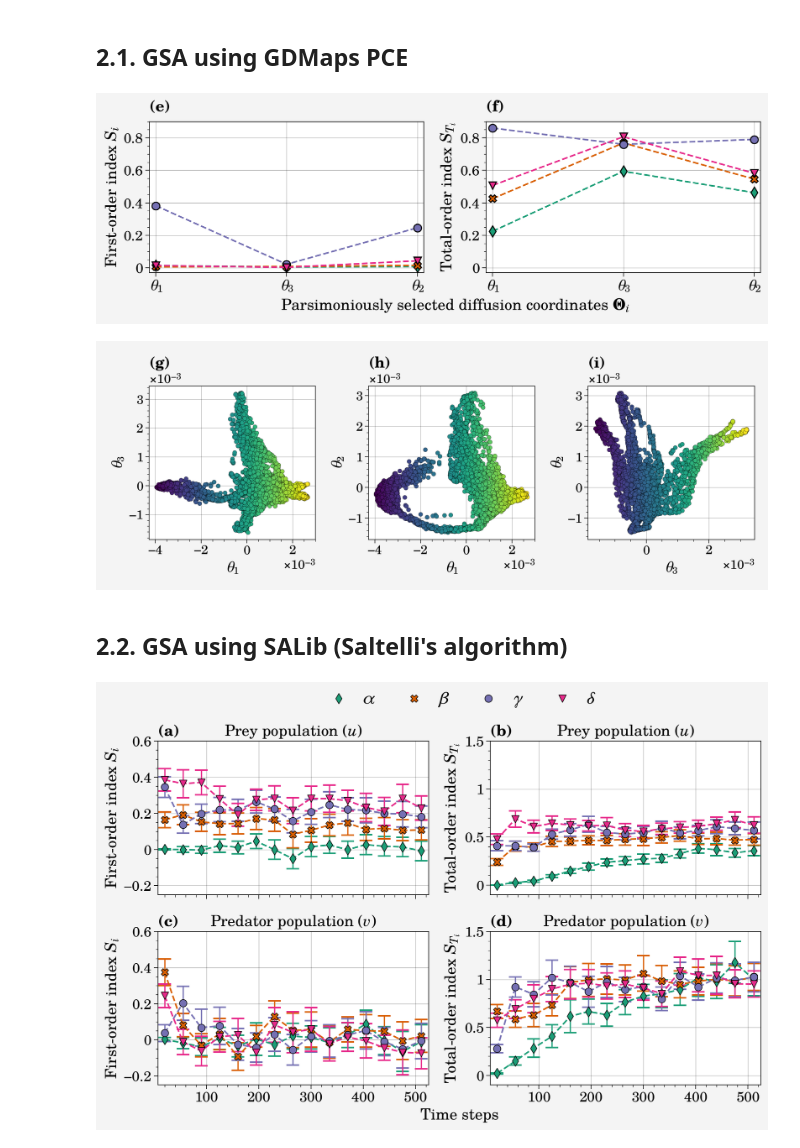
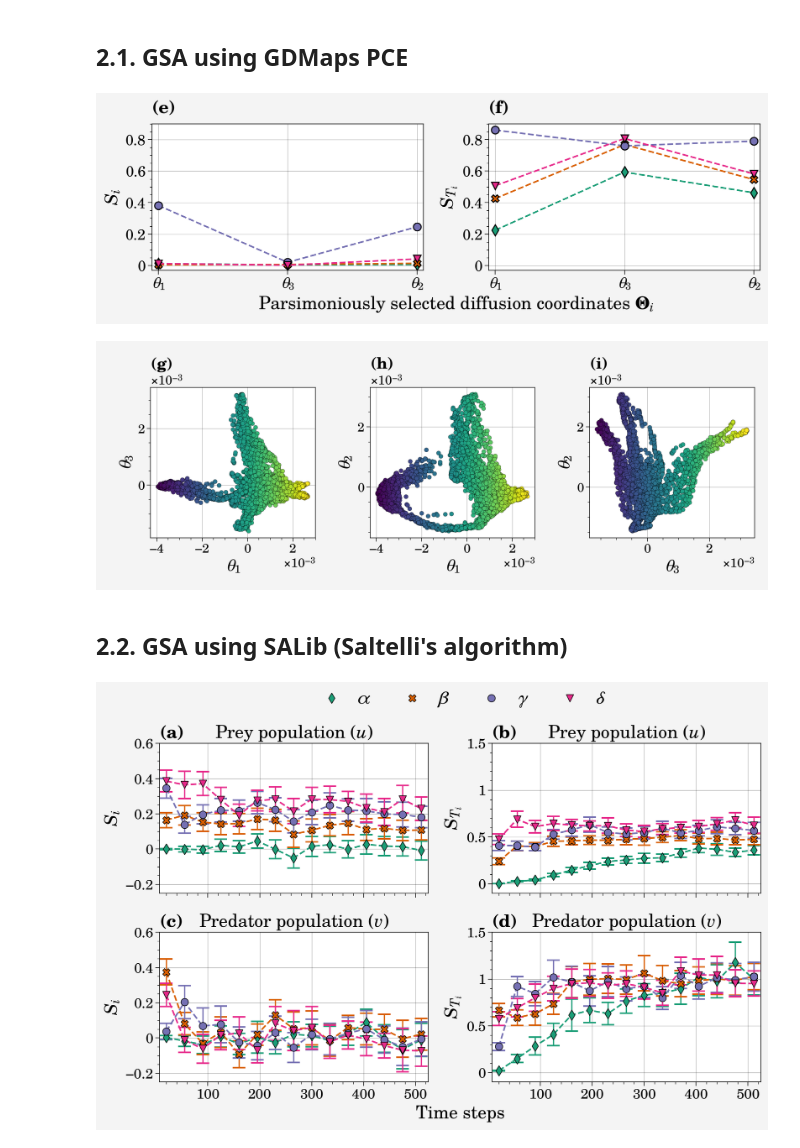
Before and after one commit to bazvalya/GSA_using_GDMaps_PCE, a Jupyter notebook: notebooks/GDMaps_PCE_LV.ipynb, the cells around one changed output. Saved outputs shown, nothing was run; the diff lists cells and outputs as text; code cells hidden in the pictures.

```diff
--- a/notebooks/GDMaps_PCE_LV.ipynb
+++ b/notebooks/GDMaps_PCE_LV.ipynb
@@ -514,20 +519,23 @@ for j, si in enumerate(sobol_indices):
                   abc='a.', xlabel='Time steps')
 
         if ax == axs[1] or ax == axs[3]:
-            ax.format(ylabel=r'Total-order index $S_{T_i}$',
-                      ylim=(-0.05, 1.1))
+            ax.format(ylabel=r'$S_{T_i}$',
+                      ylim=(-0.05, 1.1), fontsize=15)
         else:
-            ax.format(ylabel=r'First-order index $S_i$',
-                     ylim=(-0.05, 1.1))
+            ax.format(ylabel=r'$S_i$',
+                     ylim=(-0.05, 1.1), )
 
         if ax == axs[0] or ax == axs[1]:
             ax.format(title=r'Prey population $(u)$')
         else:
             ax.format(title=r'Predator population $(v)$')
 
+        ax.format(rc_kw={'title.size': 17,
+                         'label.size': 17,
+                         'abc.size': 17})
 
-fig.legend(param_names, ncols=4, frame=False, loc='t',
-           fontsize = 15, title_fontsize=15.5)
+
+fig.legend(param_names, ncols=4, frame=False, loc='t', fontsize = 16)
 
 axs.format(abc='(a)')
 
@@ -661,17 +669,21 @@ for i, param in enumerate(param_names):
                   xlabel=r'Parsimoniously selected diffusion coordinates $\bf{\Theta}$$_i$')
 
         if ax == axs[1]:
-            ax.format(ylabel=r'Total-order index $S_{T_i}$', title='(f)',
+            ax.format(ylabel=r'$S_{T_i}$', title='(f)',
                       titleloc='left', titlepad=10, titleweight='bold')
         else:
-            ax.format(ylabel=r'First-order index $S_i$', title='(e)',
+            ax.format(ylabel=r'$S_i$', title='(e)',
                       titleloc='left', titlepad=10, titleweight='bold')
+
+        ax.format(rc_kw={'title.size': 17,
+                         'label.size': 17,
+                         'tick.labelsize': 14})
 
 fig.tight_layout()
 plt.savefig('plots/SI/LV_PCE_GSA.pdf', bbox_inches='tight')
 plt.show()
 # %% [output]
-[figure, old version]
+[figure, new version]
 # %%
 # plotting diffusion coordinates
 
@@ -691,16 +703,16 @@ if coord.shape[0] > 2:
                       cmap='viridis', s=20,
                       edgecolors='k',
                       linewidth=0.2)
-        ax[i].set_xlabel(r'$\theta_{}$'.format(comb1[i][0]))
-        ax[i].set_ylabel(r'$\theta_{}$'.format(comb1[i][1]))
+        ax[i].set_xlabel(r'$\theta_{}$'.format(comb1[i][0]), fontsize=17)
+        ax[i].set_ylabel(r'$\theta_{}$'.format(comb1[i][1]), fontsize=17)
         ax[i].grid('True')
         ax[i].ticklabel_format(style='sci', axis='both', scilimits=(0, 0))
-        ax[i].set_title(r'$\bf{{{}}}$'.format(numbering[i]), loc='left', pad=20, size=16)
+        ax[i].set_title(r'$\bf{{{}}}$'.format(numbering[i]), loc='left', pad=20, size=17)
     fig.tight_layout()
     plt.savefig('plots/SI/LV_PCE_dcoords.png', dpi=800, bbox_inches='tight')
     plt.show()
 # %% [output]
-[figure, old version]
+[figure, new version]
 # %% [markdown]
 ## 2.2. GSA using SALib (Saltelli's algorithm)
 # %%
@@ -796,35 +808,38 @@ sobol_ind_conf = [np.asarray(Si_u_S1_conf), np.asarray(Si_u_ST_conf),
 for j, si in enumerate(sobol_indices):
     for i, param in enumerate(param_names):
         axs[j].scatter(steps, si[:, i],
                        color=colors[i], label=param_names[i],
                        edgecolor='k', marker=error_marker_styles[i],
                        markersize=50, zorder=3)
         axs[j].errorbar(steps, si[:, i], sobol_ind_conf[j][:, i],
                         color=colors[i], markeredgewidth=1.5, linestyle='--',
                         capsize=6, alpha=1, elinewidth=1.2)
 
     for ax in axs:
         ax.format(xlim=(7, 525),
                   abc='(a)', xlabel='Time steps')
 
         if ax == axs[1] or ax == axs[3]:
-            ax.format(ylabel=r'Total-order index $S_{T_i}$',
+            ax.format(ylabel=r'$S_{T_i}$',
                       ylim=(-0.1, 1.5))
         else:
-            ax.format(ylabel=r'First-order index $S_i$',
+            ax.format(ylabel=r'$S_i$',
                      ylim=(-0.25, 0.6))
 
         if ax == axs[0] or ax == axs[1]:
             ax.format(title=r'Prey population $(u)$')
         else:
             ax.format(title=r'Predator population $(v)$')
 
+        ax.format(rc_kw={'title.size': 17,
+                         'label.size': 17,
+                         'abc.size': 17})
 
-fig.legend(param_names, ncols=4, frame=False, loc='t',
-           fontsize = 15, title_fontsize=15.5)
+
+fig.legend(param_names, ncols=4, frame=False, loc='t', fontsize = 16)
 
 fig.tight_layout()
 plt.savefig('plots/SI/LV_SALib.pdf', bbox_inches='tight')
 plt.show()
 # %% [output]
-[figure, old version]
+[figure, new version]
```
Also changed, not shown: parts of 10 cells of this notebook, 7 other files.
